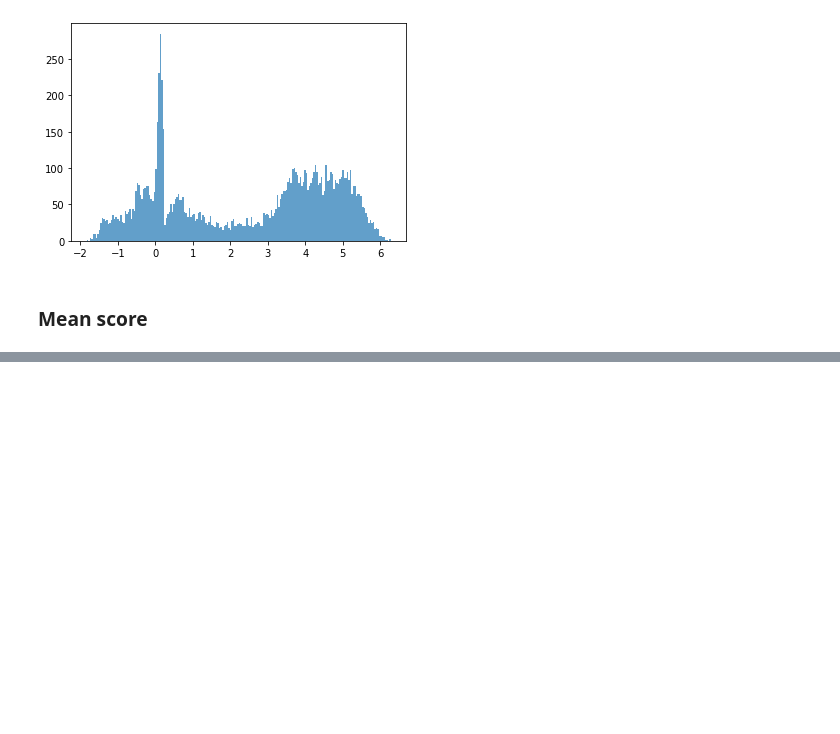
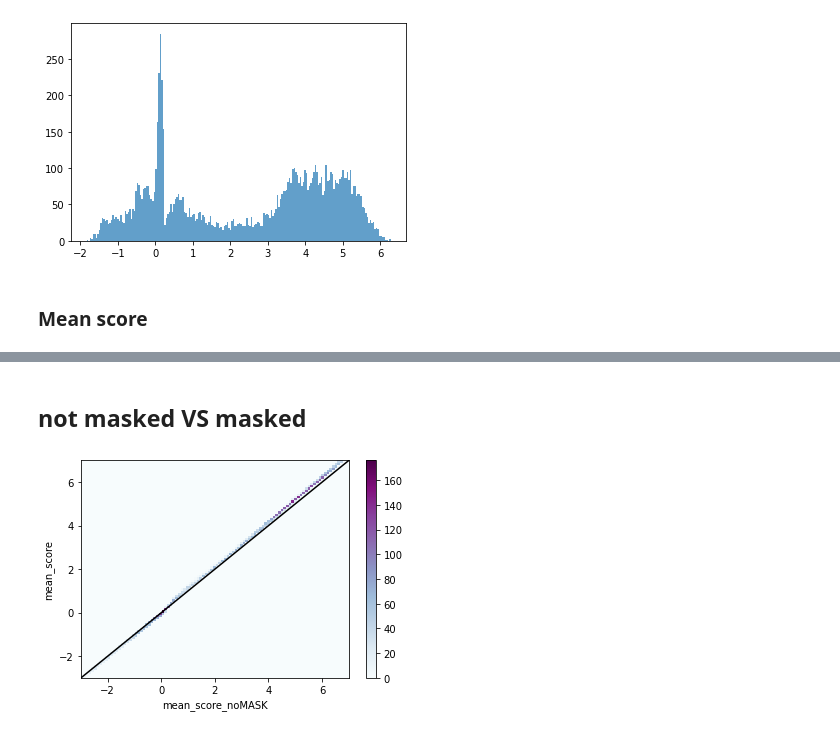
Before and after one commit to ablet-imin/DL1_model, a Jupyter notebook: DL1_tests.ipynb, the cells around one changed output, grey strips where cells are left out. Cells and saved outputs as stored; diff of their text form; code cells hidden in the pictures; blank space fills up the shorter version.

```diff
--- a/DL1_tests.ipynb
+++ b/DL1_tests.ipynb
@@ -150,0 +152,8 @@ plot_2d(x=mean_score[:,0], y=median_score[:,0],bins=100, x_label="mean_score", y
+# %% [markdown]
+## not masked VS masked
+# %%
+mean_score_noMASK=get_mean_score(X_test[:,:], model_dropout, N_foward=N_foward, mask_sc=None)
+gc.collect()
+plot_2d(x=mean_score_noMASK[:,0], y=mean_score[:,0],bins=100, x_label="mean_score_noMASK", y_label="mean_score")
+# %% [output]
+[figure, added]
```
Also changed, not shown: parts of 8 cells of this notebook, 1 other file.
